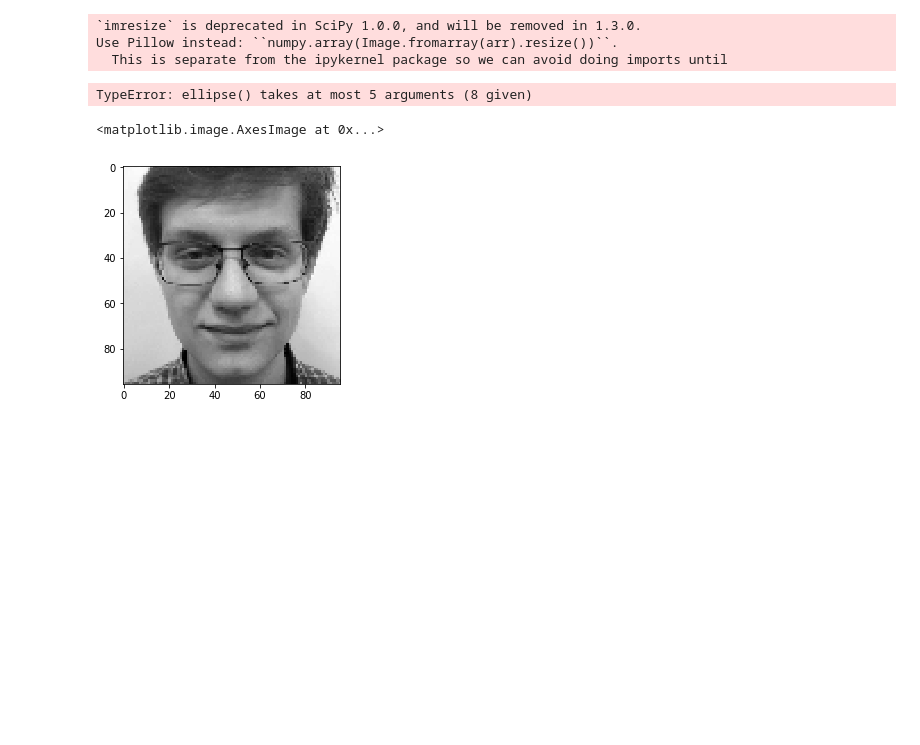
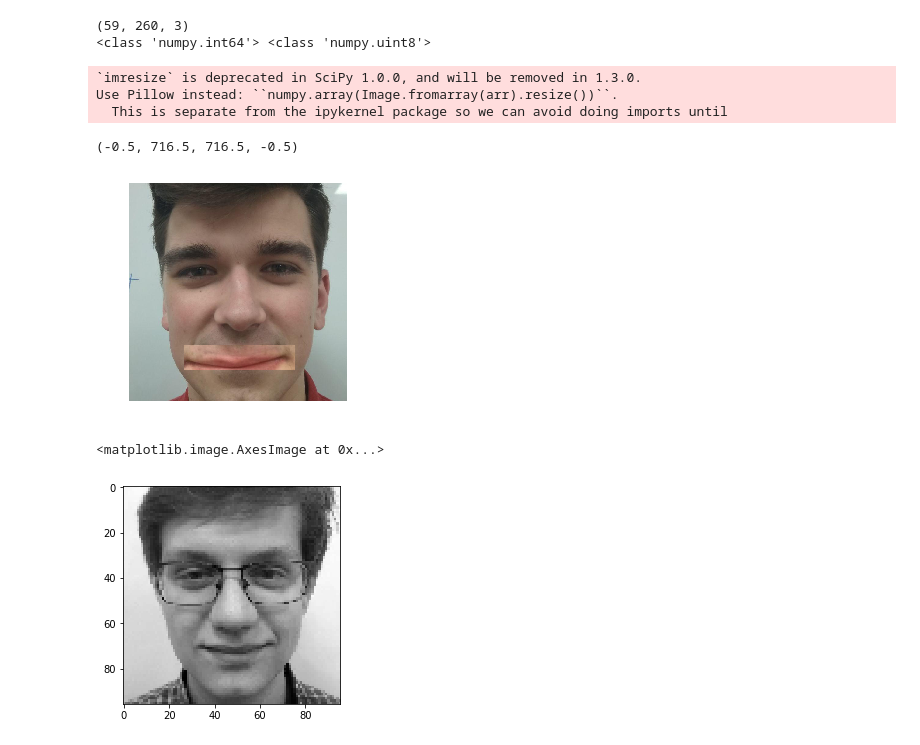
Before and after one commit to Midren/Caricature_maker, a Jupyter notebook: Untitled1.ipynb, the cells around one changed output. Drawn from its saved outputs; the diff is of its cells as text; code cells hidden in the pictures; blank space fills up the shorter version.

```diff
--- a/Untitled1.ipynb
+++ b/Untitled1.ipynb
@@ -183,30 +186,16 @@ keypoints_show(big_pix, big_y_res[:,0])
 # %%
 def increase_part(pix, mouth_p, padding):
     old_mouth = pix[mouth_p[2][1] :mouth_p[3][1] + padding, mouth_p[1][0] - padding:mouth_p[0][0] + padding]
-    mouth = imresize(old_mouth, 2.0)
-
-    mask = np.zeros_like(pix)
-    rows, cols_, _ = mask.shape
-
+    mouth = imresize(old_mouth, 1.4)
+    print(old_mouth.shape)
     x, y, _ = np.array(old_mouth.shape)//2
     x += mouth_p[1][0] + 2*padding
     y = mouth_p[3][1] + padding
+    previous = pix[y - mouth.shape[0]//2 : y + mouth.shape[0] - mouth.shape[0]//2, x - mouth.shape[1]//2 : x + mouth.shape[1] - mouth.shape[1]//2]
 
-    mask = cv.ellipse(mask, center=(x, y), axes=(old_mouth.shape[1]//2 + padding, old_mouth.shape[0]//2 + padding), angle=0, startAngle=0, endAngle=360, color=255, thickness=-1).get()
-    result = np.bitwise_and(pix, mask)
-    old_mouth = result[mouth_p[2][1] :mouth_p[3][1] + padding, mouth_p[1][0] - padding:mouth_p[0][0] + padding]
-    mouth = imresize(old_mouth, 1.4)
-
-    roi = pix[y - mouth.shape[0]//2 : y + mouth.shape[0] - mouth.shape[0]//2, x - mouth.shape[1]//2 : x + mouth.shape[1] - mouth.shape[1]//2]
-    ret, mask = cv.threshold(mouth, 0, 255, cv.THRESH_BINARY)
-    mask_inv = cv.bitwise_not(mask)
-    img1_bh = cv.bitwise_and(roi, roi, mask = mask_inv)
-
-    img2_fh = np.int32(cv.bitwise_and(mouth, mouth, mask=mask))
-
-    dst = cv.add(img1_bh, img2_fh)
-    dst = cv.addWeighted(    pix[y - mouth.shape[0]//2 : y + mouth.shape[0] - mouth.shape[0]//2, x - mouth.shape[1]//2 : x + mouth.shape[1] - mouth.shape[1]//2], 0.3, dst, 0.7, 0)
-    pix[y - mouth.shape[0]//2 - padding - 1: y + mouth.shape[0] - mouth.shape[0]//2 - padding - 1, x - mouth.shape[1]//2 : x + mouth.shape[1] - mouth.shape[1]//2] = dst
+    print(type(previous[0][0][0]), type(mouth[0][0][0]))
+    dst = cv.addWeighted(previous, 0.3, np.int64(mouth), 0.7, 0)
+    pix[y - mouth.shape[0]//2 : y + mouth.shape[0] - mouth.shape[0]//2, x - mouth.shape[1]//2 : x + mouth.shape[1] - mouth.shape[1]//2] = dst
 # %%
 mouth_p = np.array(list(map(lambda x: np.int_(x),list(np.rint(y_res[-8:, 0]))))).reshape(-1, 2)
 eye_p = np.array(list(map(lambda x: np.int_(x),list(np.rint(y_res[:20, 0]))))).reshape(-1, 2)
@@ -216,15 +205,19 @@ left_eye_p =  np.array([eye_p[4]] + [eye_p[5]] + [np.array([eye_p[1][0], eye_p[4
 # %%
 big_left_eye_p = left_eye_p * sz//96
 big_right_eye_p = right_eye_p*  sz//96
 big_mouth_p = mouth_p * sz//96
 
-increase_part(big_pix, big_left_eye_p, 2*sz//96)
-increase_part(big_pix, big_right_eye_p, 2*sz//96)
+# increase_part(big_pix, big_left_eye_p, 2*sz//96)
+# increase_part(big_pix, big_right_eye_p, 2*sz//96)
 increase_part(big_pix, big_mouth_p, 4*sz//96)
 plt.imshow(big_pix, "gray")
+plt.axis("off")
 # %% [output]
-`imresize` is deprecated in SciPy 1.0.0, and will be removed in 1.3.0.
-Use Pillow instead: ``numpy.array(Image.fromarray(arr).resize())``.
-  This is separate from the ipykernel package so we can avoid doing imports until
+(59, 260, 3)
+<class 'numpy.int64'> <class 'numpy.uint8'>
-TypeError: ellipse() takes at most 5 arguments (8 given)
+`imresize` is deprecated in SciPy 1.0.0, and will be removed in 1.3.0.
+Use Pillow instead: ``numpy.array(Image.fromarray(arr).resize())``.
+  This is separate from the ipykernel package so we can avoid doing imports until
+(-0.5, 716.5, 716.5, -0.5)
+[figure, added]
 # %%
```
Also changed, not shown: parts of 9 cells of this notebook.
